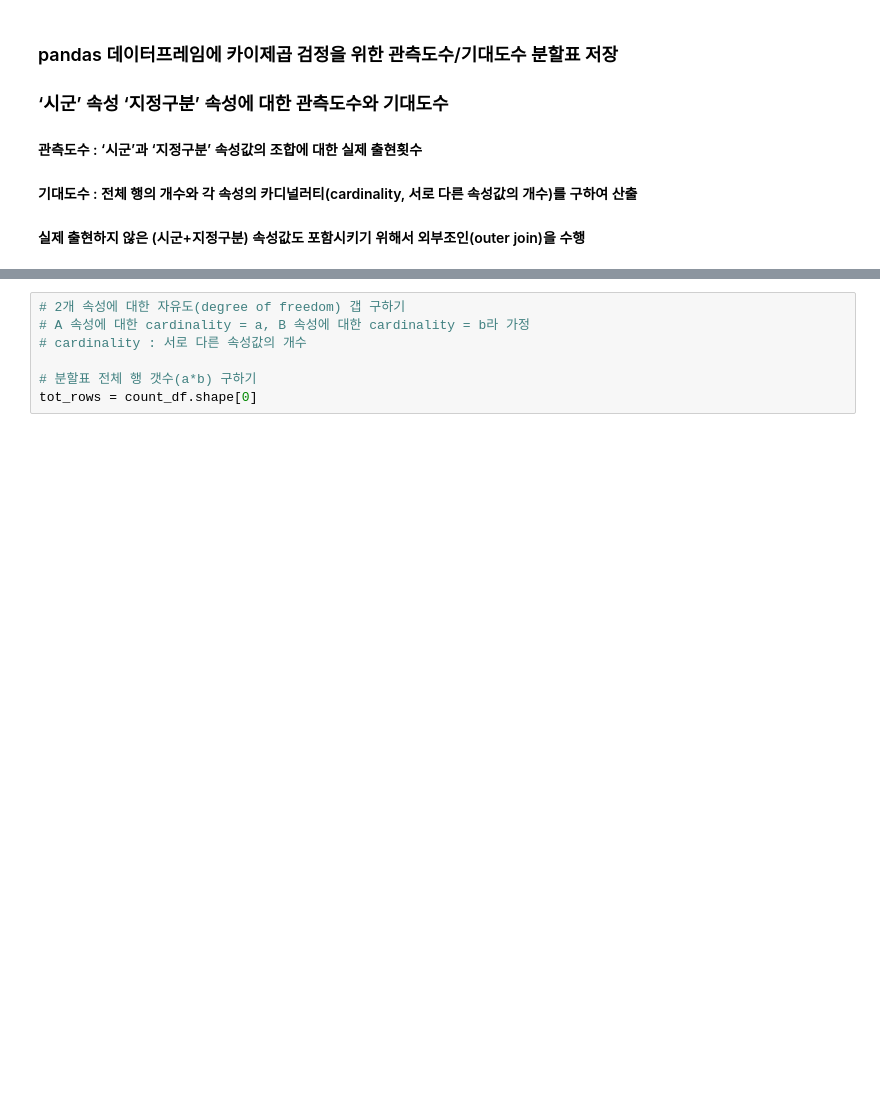
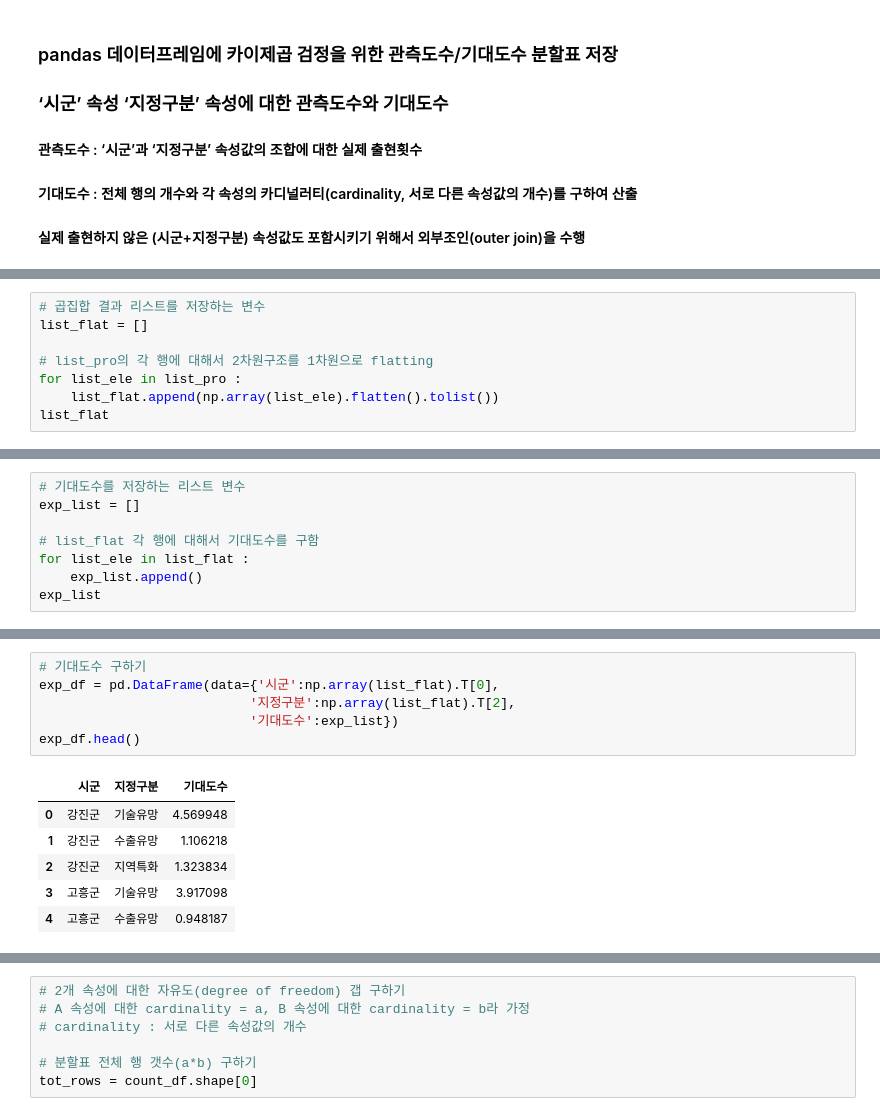
Before and after one commit to niccola7517/Public, a Jupyter notebook: ch3-2(실습용-데이터프레임버전).ipynb, the cells around one changed output, grey strips where cells are left out. Saved outputs shown, nothing was run; the diff lists cells and outputs as text; blank space fills up the shorter version.

```diff
--- a/ch3-2(실습용-데이터프레임버전).ipynb
+++ b/ch3-2(실습용-데이터프레임버전).ipynb
@@ -154,0 +128,8 @@ exp_df
+# %%
+# 곱집합 결과 리스트를 저장하는 변수
+list_flat = []
+
+# list_pro의 각 행에 대해서 2차원구조를 1차원으로 flatting
+for list_ele in list_pro :
+    list_flat.append(np.array(list_ele).flatten().tolist())
+list_flat
@@ -154,0 +154,8 @@ exp_df
+# %%
+# 기대도수를 저장하는 리스트 변수
+exp_list = []
+
+# list_flat 각 행에 대해서 기대도수를 구함
+for list_ele in list_flat :
+    exp_list.append()
+exp_list
@@ -154,0 +180,13 @@ exp_df
+# %%
+# 기대도수 구하기
+exp_df = pd.DataFrame(data={'시군':np.array(list_flat).T[0],
+                           '지정구분':np.array(list_flat).T[2],
+                           '기대도수':exp_list})
+exp_df.head()
+# %% [output]
+|  | 시군 | 지정구분 | 기대도수 |
+| 0 | 강진군 | 기술유망 | 4.569948 |
+| 1 | 강진군 | 수출유망 | 1.106218 |
+| 2 | 강진군 | 지역특화 | 1.323834 |
+| 3 | 고흥군 | 기술유망 | 3.917098 |
+| 4 | 고흥군 | 수출유망 | 0.948187 |
```
Also changed, not shown: parts of 18 cells of this notebook, 1 other file.
